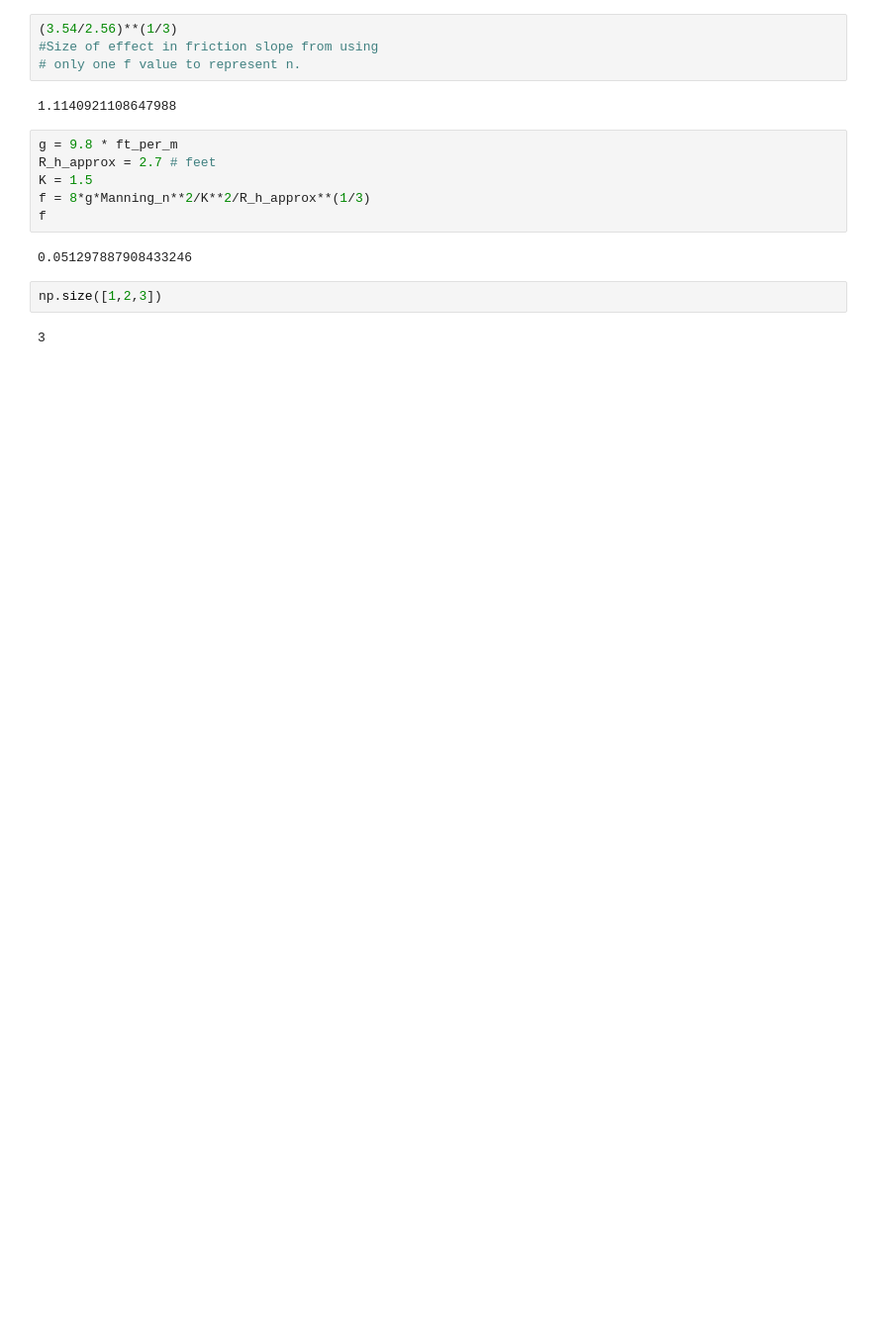
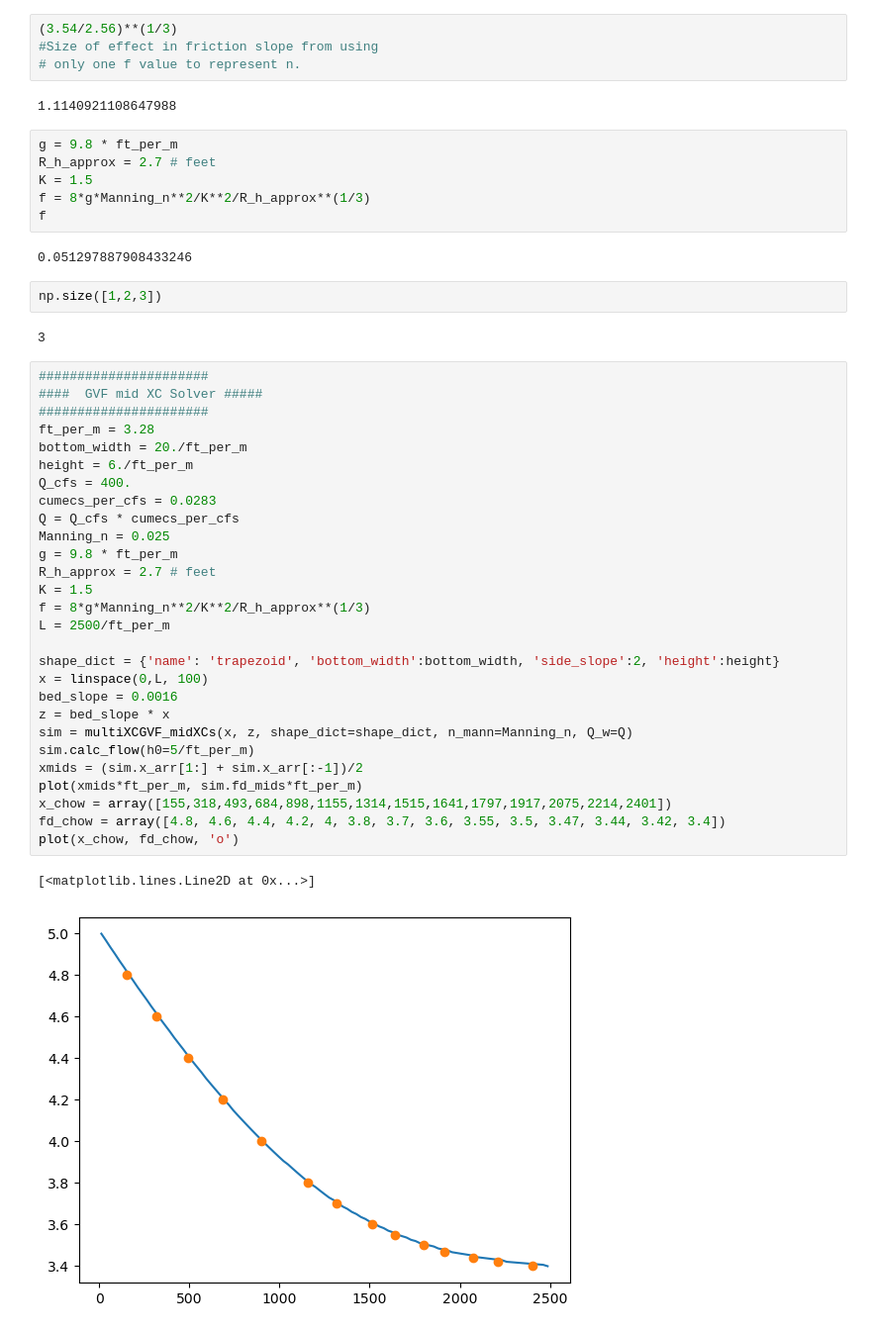
Before and after one commit to CovingtonResearchGroup/champ, a Jupyter notebook: champ/Examples/Chow-Benchmark-test.ipynb, the cells around one changed output. Shown at 99% size. Drawn from its saved outputs; the diff is of its cells as text; blank space fills up the shorter version.

Commit message:
midXC solver matches chow

```diff
--- a/champ/Examples/Chow-Benchmark-test.ipynb
+++ b/champ/Examples/Chow-Benchmark-test.ipynb
@@ -231,3 +229,34 @@ f
 np.size([1,2,3])
 # %% [output]
 3
+# %%
+######################
+####  GVF mid XC Solver #####
+######################
+ft_per_m = 3.28
+bottom_width = 20./ft_per_m
+height = 6./ft_per_m
+Q_cfs = 400.
+cumecs_per_cfs = 0.0283
+Q = Q_cfs * cumecs_per_cfs
+Manning_n = 0.025
+g = 9.8 * ft_per_m
+R_h_approx = 2.7 # feet
+K = 1.5
+f = 8*g*Manning_n**2/K**2/R_h_approx**(1/3)
+L = 2500/ft_per_m
+
+shape_dict = {'name': 'trapezoid', 'bottom_width':bottom_width, 'side_slope':2, 'height':height}
+x = linspace(0,L, 100)
+bed_slope = 0.0016
+z = bed_slope * x
+sim = multiXCGVF_midXCs(x, z, shape_dict=shape_dict, n_mann=Manning_n, Q_w=Q)
+sim.calc_flow(h0=5/ft_per_m)
+xmids = (sim.x_arr[1:] + sim.x_arr[:-1])/2
+plot(xmids*ft_per_m, sim.fd_mids*ft_per_m)
+x_chow = array([155,318,493,684,898,1155,1314,1515,1641,1797,1917,2075,2214,2401])
+fd_chow = array([4.8, 4.6, 4.4, 4.2, 4, 3.8, 3.7, 3.6, 3.55, 3.5, 3.47, 3.44, 3.42, 3.4])
+plot(x_chow, fd_chow, 'o')
+# %% [output]
+[<matplotlib.lines.Line2D at 0x...>]
+[figure, added]
```
Also changed, not shown: parts of 7 cells of this notebook, 4 other files.
